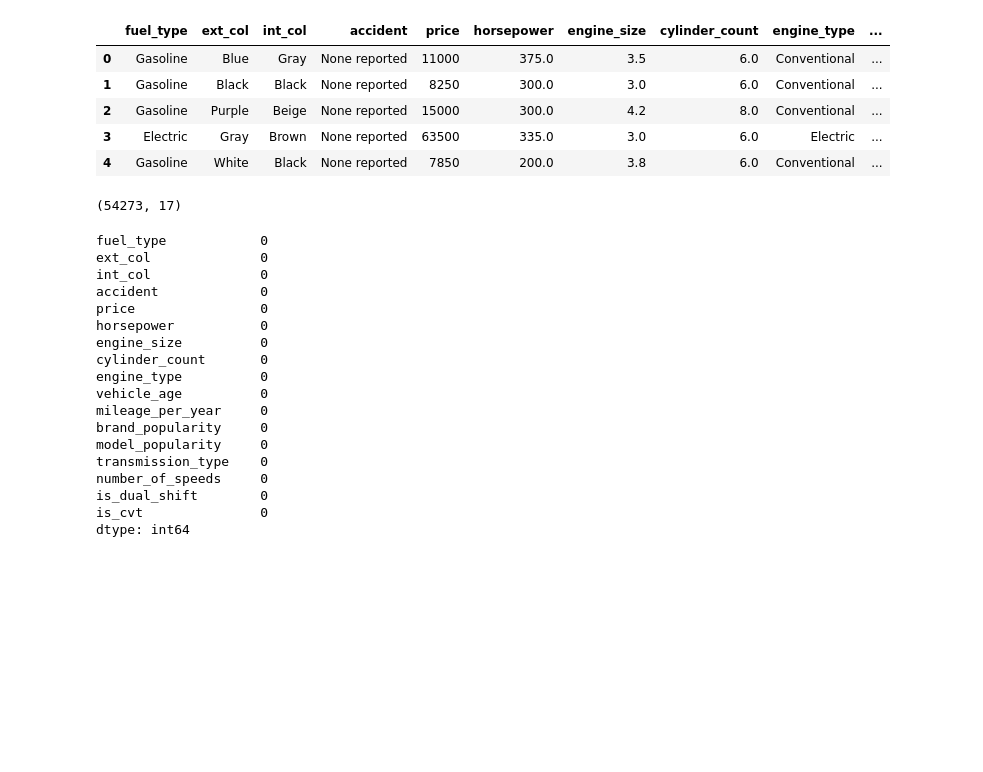
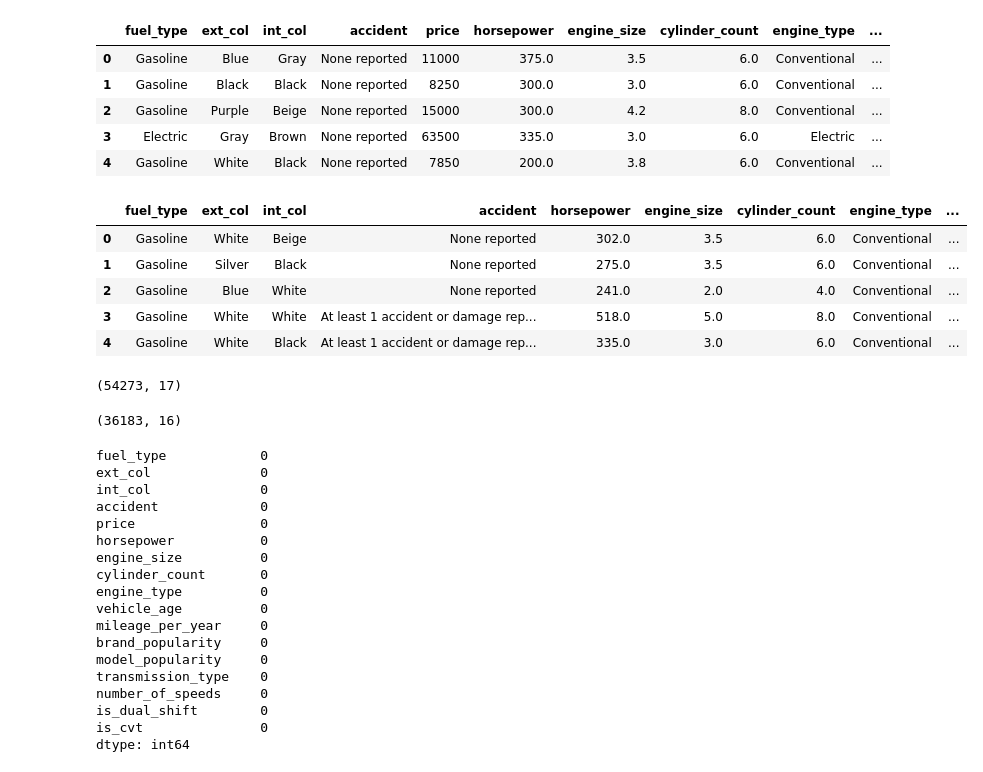
Before and after one commit to sikoh/KaggleX-Vehicle-Price-Prediction, a Jupyter notebook: KaggleX_VehiclePricePrediction.ipynb, the cells around one changed output. Cells and saved outputs as stored; diff of their text form; code cells hidden in the pictures; blank space fills up the shorter version.

Commit message:
add feature eng to test df

```diff
--- a/KaggleX_VehiclePricePrediction.ipynb
+++ b/KaggleX_VehiclePricePrediction.ipynb
@@ -207,6 +216,7 @@ and does not provide any predictive value for the vehicle price. '''
 
 #Therefore, both can be dropped from the dataset.
 working_file = working_file.drop(['id','clean_title'], axis=1)
+test_df = test_df.drop(['id','clean_title'], axis=1)
 # %%
 working_file.head(2)
 # %% [output]
@@ -306,6 +320,7 @@ def create_new_features(df):
 # %%
 #execute the function above
 working_file = create_new_features(working_file)
+test_df = create_new_features(test_df)
 # %%
 working_file.head(5)
 # %% [output]
@@ -315,10 +330,23 @@ working_file.head(5)
 | 2 | Gasoline | Purple | Beige | None reported | 15000 | 300.0 | 4.2 | 8.0 | Conventional | ... |
 | 3 | Electric | Gray | Brown | None reported | 63500 | 335.0 | 3.0 | 6.0 | Electric | ... |
 | 4 | Gasoline | White | Black | None reported | 7850 | 200.0 | 3.8 | 6.0 | Conventional | ... |
+# %%
+test_df.head(5)
+# %% [output]
+|  | fuel_type | ext_col | int_col | accident | horsepower | engine_size | cylinder_count | engine_type | ... |
+| 0 | Gasoline | White | Beige | None reported | 302.0 | 3.5 | 6.0 | Conventional | ... |
+| 1 | Gasoline | Silver | Black | None reported | 275.0 | 3.5 | 6.0 | Conventional | ... |
+| 2 | Gasoline | Blue | White | None reported | 241.0 | 2.0 | 4.0 | Conventional | ... |
+| 3 | Gasoline | White | White | At least 1 accident or damage rep... | 518.0 | 5.0 | 8.0 | Conventional | ... |
+| 4 | Gasoline | White | Black | At least 1 accident or damage rep... | 335.0 | 3.0 | 6.0 | Conventional | ... |
 # %%
 working_file.shape
 # %% [output]
 (54273, 17)
+# %%
+test_df.shape
+# %% [output]
+(36183, 16)
 # %%
 working_file.isnull().sum()
 # %% [output]
```
Also changed, not shown: parts of 5 cells of this notebook.
